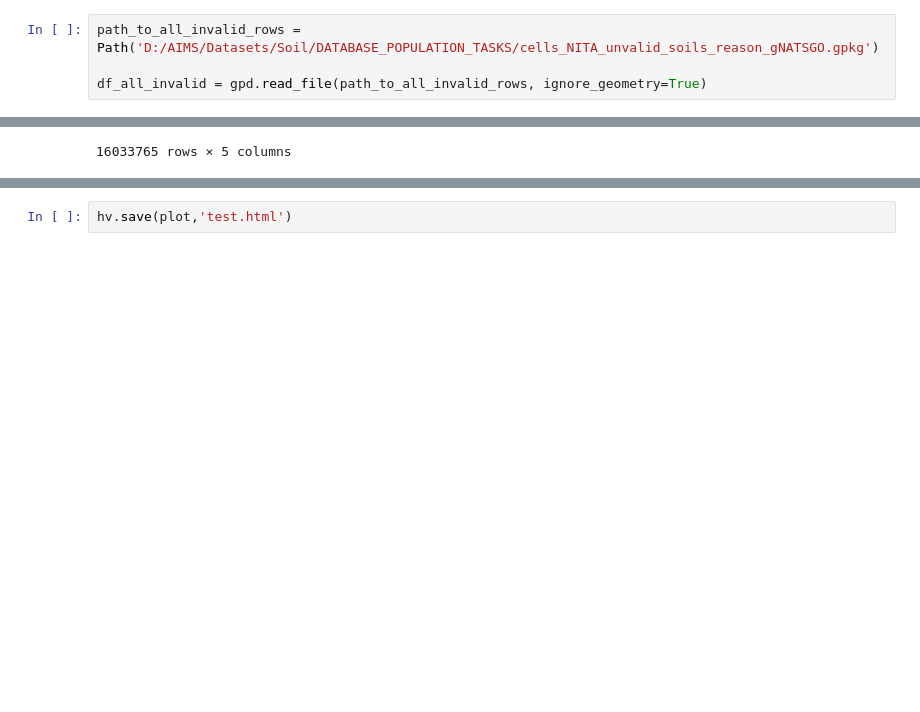
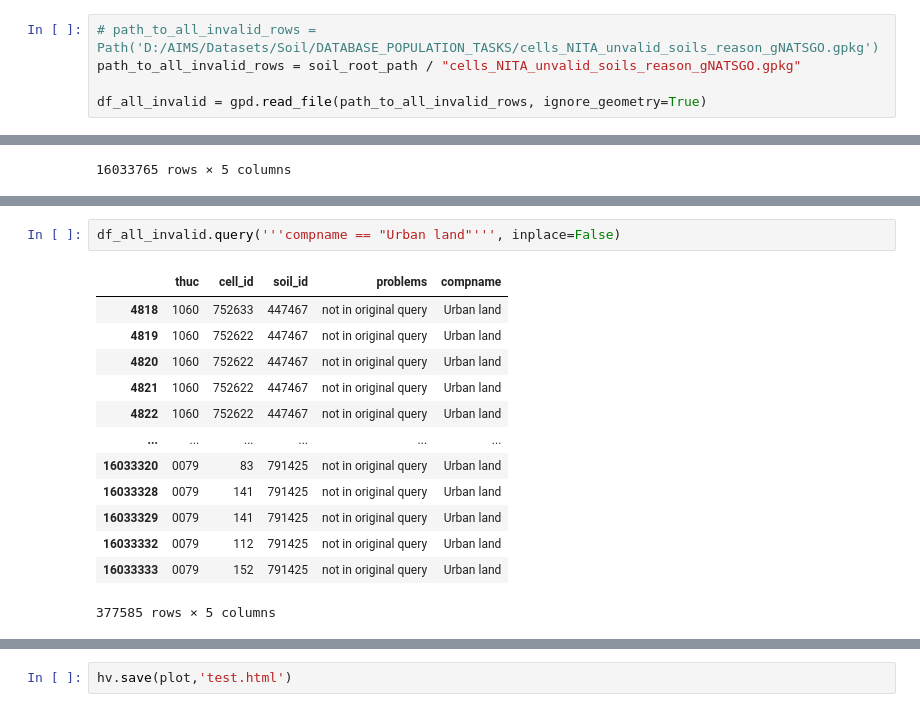
Before and after one commit to LucRSquared/pyagnps, a Jupyter notebook: notebooks/soil/survey_quality_control_cells_populated_soil_id_exists.ipynb, the cells around one changed output, grey strips where cells are left out. Cells and saved outputs as stored; diff of their text form; blank space fills up the shorter version.

```diff
--- a/notebooks/soil/survey_quality_control_cells_populated_soil_id_exists.ipynb
+++ b/notebooks/soil/survey_quality_control_cells_populated_soil_id_exists.ipynb
@@ -143,7 +143,8 @@ invalid_rows.explore(column='problems')
 # %% [markdown]
 ## Most common names in the invalid data
 # %%
-path_to_all_invalid_rows = Path('D:/AIMS/Datasets/Soil/DATABASE_POPULATION_TASKS/cells_NITA_unvalid_soils_reason_gNATSGO.gpkg')
+# path_to_all_invalid_rows = Path('D:/AIMS/Datasets/Soil/DATABASE_POPULATION_TASKS/cells_NITA_unvalid_soils_reason_gNATSGO.gpkg')
+path_to_all_invalid_rows = soil_root_path / "cells_NITA_unvalid_soils_reason_gNATSGO.gpkg"
 
 df_all_invalid = gpd.read_file(path_to_all_invalid_rows, ignore_geometry=True)
 # %%
@@ -168,0 +166,16 @@ df_all_invalid[['compname']].value_counts().hvplot.hist()
+# %%
+df_all_invalid.query('''compname == "Urban land"''', inplace=False)
+# %% [output]
+|  | thuc | cell_id | soil_id | problems | compname |
+| 4818 | 1060 | 752633 | 447467 | not in original query | Urban land |
+| 4819 | 1060 | 752622 | 447467 | not in original query | Urban land |
+| 4820 | 1060 | 752622 | 447467 | not in original query | Urban land |
+| 4821 | 1060 | 752622 | 447467 | not in original query | Urban land |
+| 4822 | 1060 | 752622 | 447467 | not in original query | Urban land |
+| ... | ... | ... | ... | ... | ... |
+| 16033320 | 0079 | 83 | 791425 | not in original query | Urban land |
+| 16033328 | 0079 | 141 | 791425 | not in original query | Urban land |
+| 16033329 | 0079 | 141 | 791425 | not in original query | Urban land |
+| 16033332 | 0079 | 112 | 791425 | not in original query | Urban land |
+| 16033333 | 0079 | 152 | 791425 | not in original query | Urban land |
+377585 rows × 5 columns
```
Also changed, not shown: parts of 18 cells of this notebook, 1 other file.
